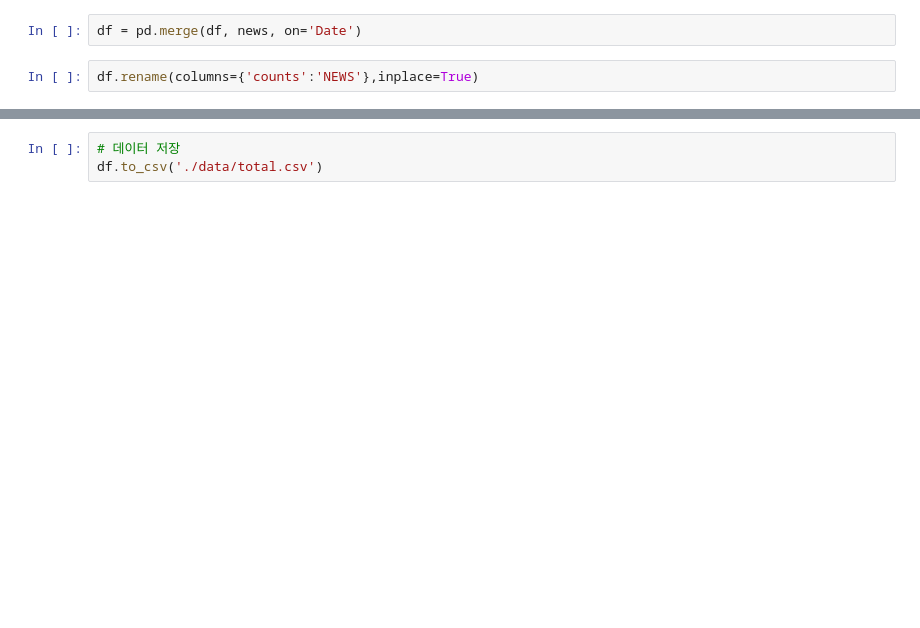
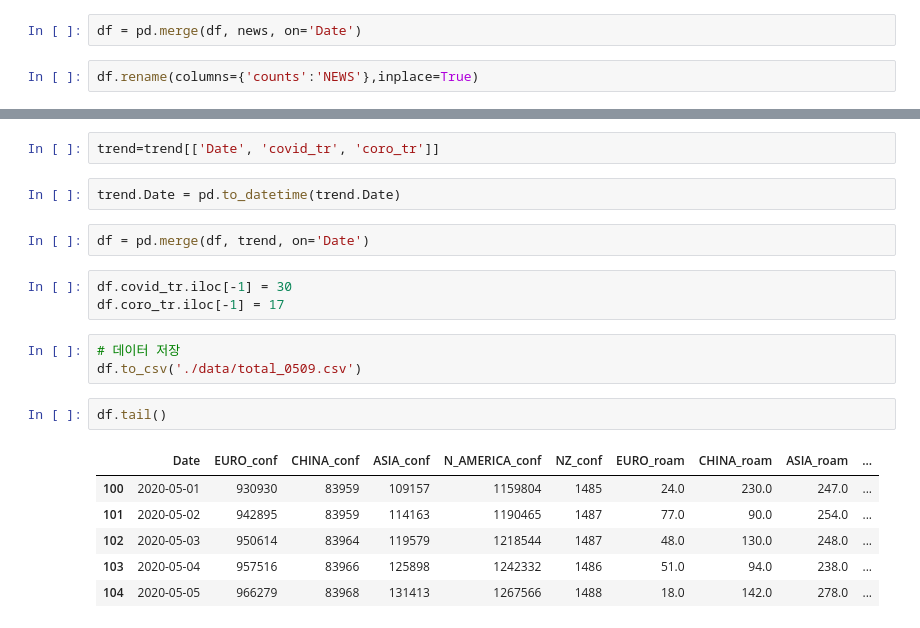
Before and after one commit to Hinterhalter/Post-COVID-19_modeling, a Jupyter notebook: Make_dataset.ipynb, the cells around one changed output, grey strips where cells are left out. Saved outputs shown, nothing was run; the diff lists cells and outputs as text; blank space fills up the shorter version.

```diff
--- a/Make_dataset.ipynb
+++ b/Make_dataset.ipynb
@@ -313,3 +218,21 @@ df.rename(columns={'counts':'NEWS'},inplace=True)
+# %%
+trend=trend[['Date', 'covid_tr', 'coro_tr']]
+# %%
+trend.Date = pd.to_datetime(trend.Date)
+# %%
+df = pd.merge(df, trend, on='Date')
+# %%
+df.covid_tr.iloc[-1] = 30
+df.coro_tr.iloc[-1] = 17
 # %%
 # 데이터 저장
-df.to_csv('./data/total.csv')
+df.to_csv('./data/total_0509.csv')
+# %%
+df.tail()
+# %% [output]
+|  | Date | EURO_conf | CHINA_conf | ASIA_conf | N_AMERICA_conf | NZ_conf | EURO_roam | CHINA_roam | ASIA_roam | ... |
+| 100 | 2020-05-01 | 930930 | 83959 | 109157 | 1159804 | 1485 | 24.0 | 230.0 | 247.0 | ... |
+| 101 | 2020-05-02 | 942895 | 83959 | 114163 | 1190465 | 1487 | 77.0 | 90.0 | 254.0 | ... |
+| 102 | 2020-05-03 | 950614 | 83964 | 119579 | 1218544 | 1487 | 48.0 | 130.0 | 248.0 | ... |
+| 103 | 2020-05-04 | 957516 | 83966 | 125898 | 1242332 | 1486 | 51.0 | 94.0 | 238.0 | ... |
+| 104 | 2020-05-05 | 966279 | 83968 | 131413 | 1267566 | 1488 | 18.0 | 142.0 | 278.0 | ... |
```
Also changed, not shown: parts of 40 cells of this notebook, 7 other files.
